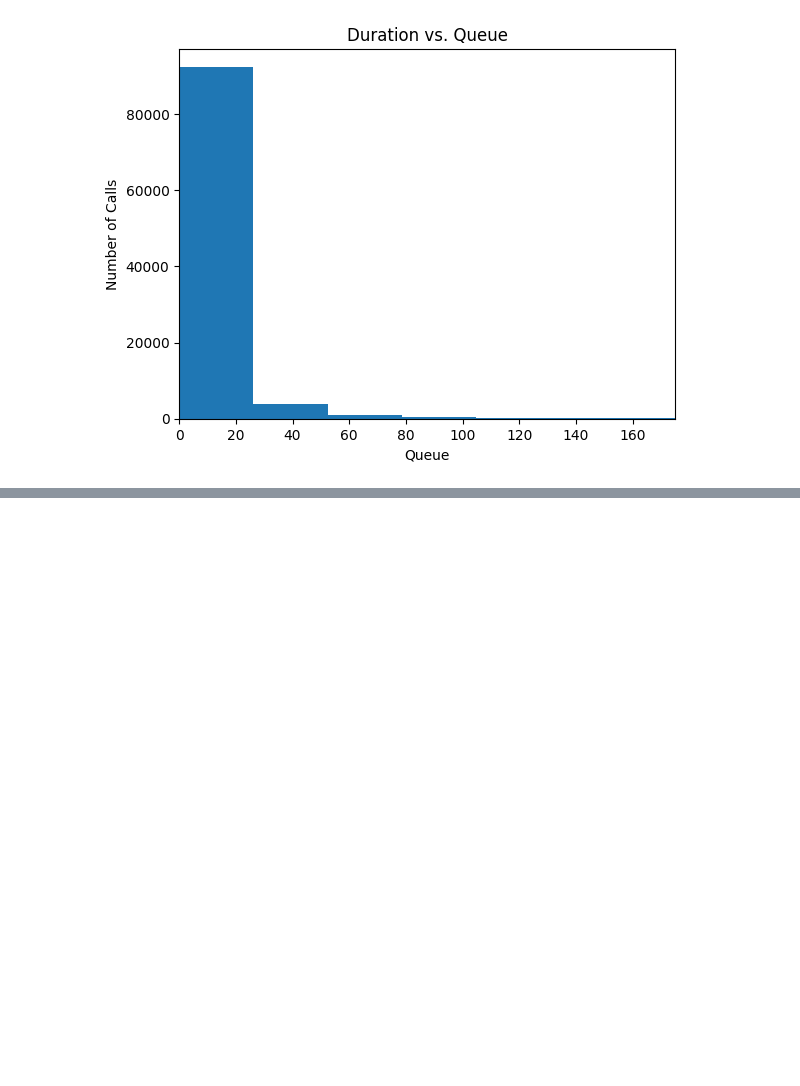
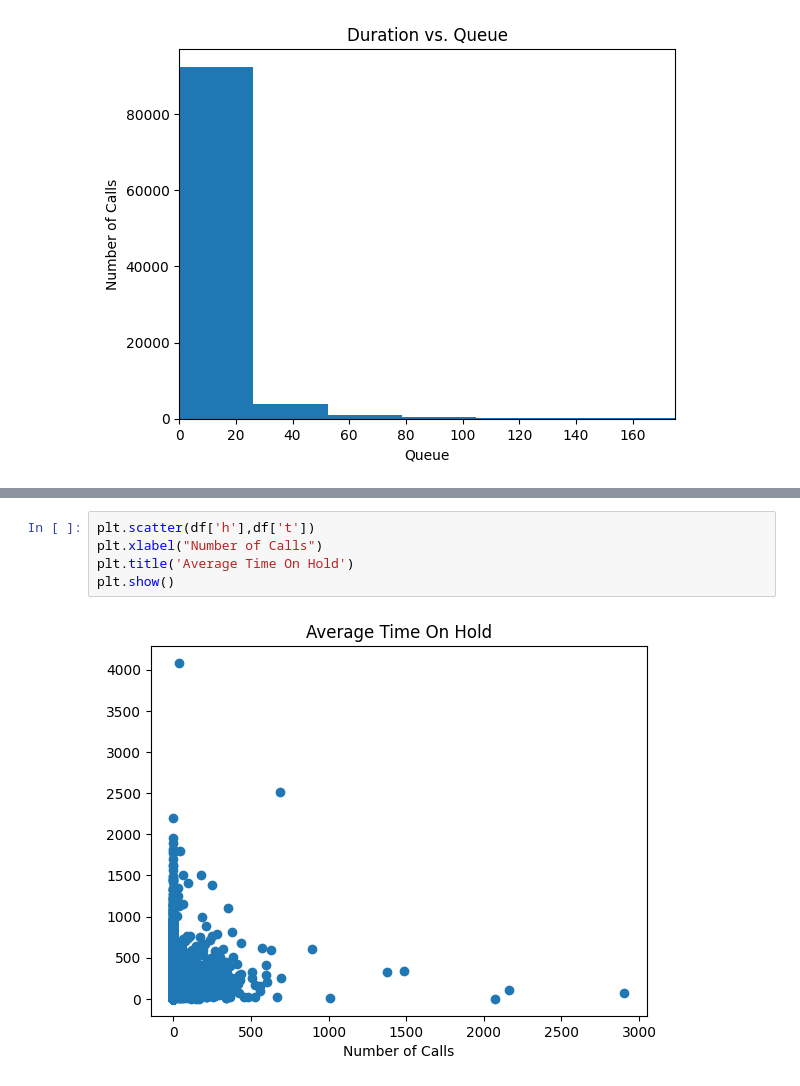
Before and after one commit to seayrj/Projects, a Jupyter notebook: Hackathon.ipynb, the cells around one changed output, grey strips where cells are left out. Drawn from its saved outputs; the diff is of its cells as text; blank space fills up the shorter version.

```diff
--- a/Hackathon.ipynb
+++ b/Hackathon.ipynb
@@ -105,0 +130,7 @@ plt.show()
+# %%
+plt.scatter(df['h'],df['t'])
+plt.xlabel("Number of Calls")
+plt.title('Average Time On Hold')
+plt.show()
+# %% [output]
+[figure, added]
```
Also changed, not shown: parts of 6 cells of this notebook.
